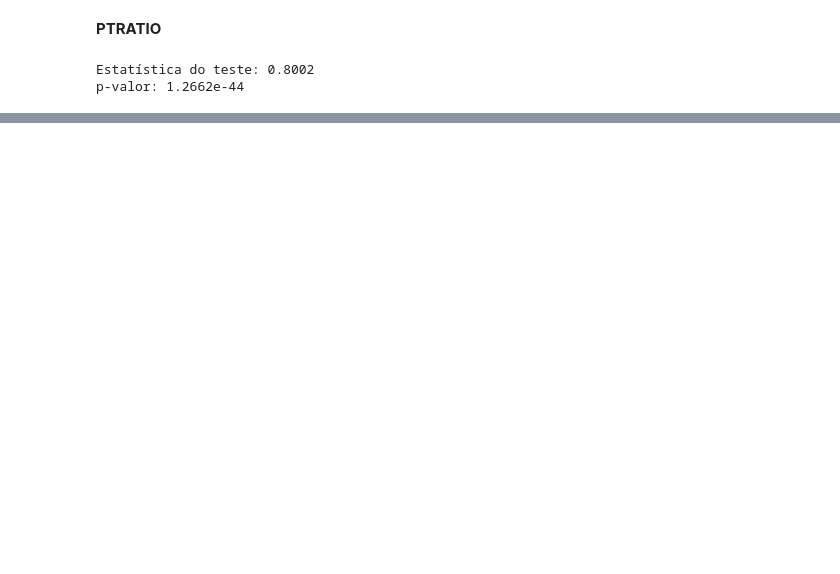
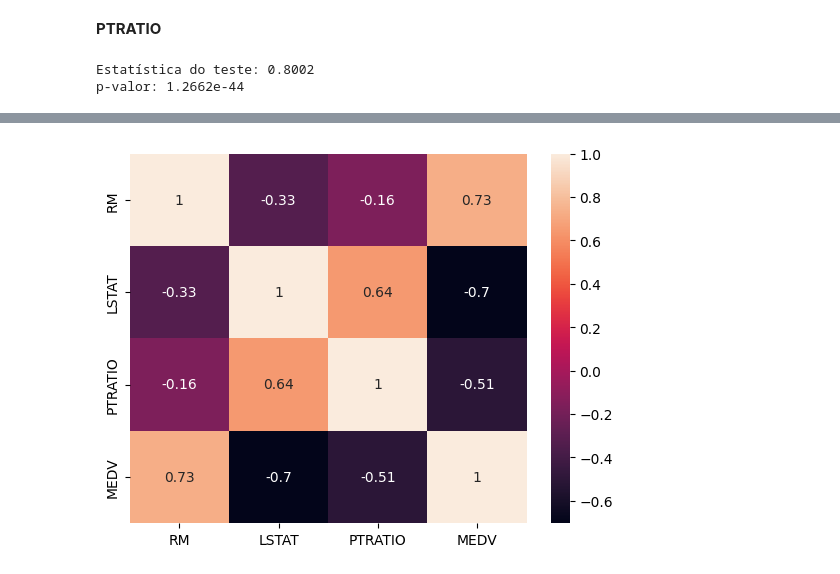
Before and after one commit to SisouDev/iaAlg, a Jupyter notebook: regression/linear.ipynb, the cells around one changed output, grey strips where cells are left out. Cells and saved outputs as stored; diff of their text form; code cells hidden in the pictures; blank space fills up the shorter version.

```diff
--- a/regression/linear.ipynb
+++ b/regression/linear.ipynb
@@ -239,0 +318,3 @@ p-valor: 1.2662e-44
+# %%
+correlacoes = df.corr(method = 'spearman')
+correlacoes
@@ -239,0 +327,5 @@ p-valor: 1.2662e-44
+# %%
+plt.figure()
+sns.heatmap(correlacoes, annot = True);
+# %% [output]
+[figure, added]
```
Also changed, not shown: parts of 53 cells of this notebook.
